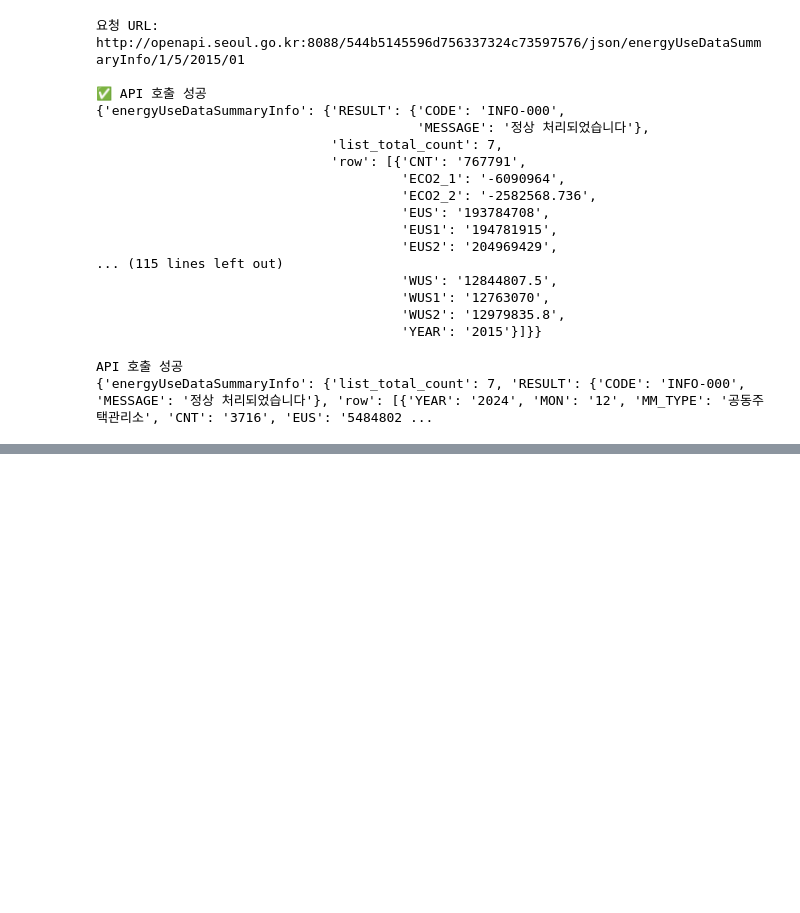
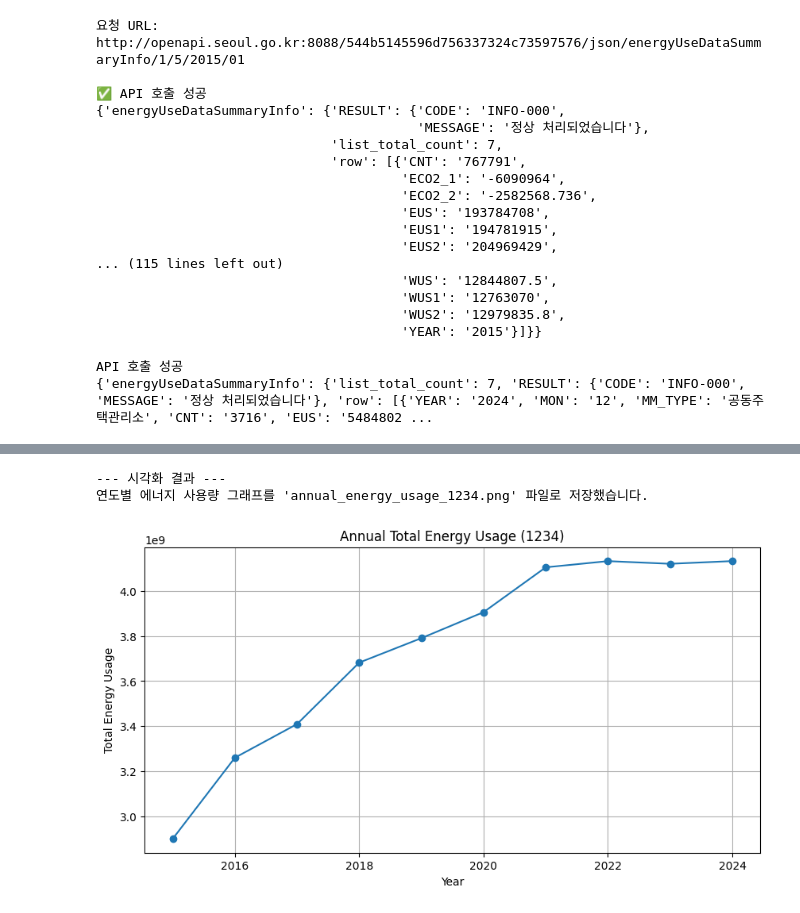
Before and after one commit to BlackSiru/Data-Analysis-with-Open-Source, a Jupyter notebook: 오픈소스_데이터_분석_4강.ipynb, the cells around one changed output, grey strips where cells are left out. Cells and saved outputs as stored; diff of their text form; code cells hidden in the pictures; blank space fills up the shorter version.

```diff
--- a/오픈소스_데이터_분석_4강.ipynb
+++ b/오픈소스_데이터_분석_4강.ipynb
@@ -308,0 +377,14 @@ df
+# %%
+def get_season(month):
+    if 3 <= month <= 5:
+        return '봄'
+    elif 6 <= month <= 8:
+        return '여름'
+    elif 9 <= month <= 11:
+        return '가을'
+    else:
+        return '겨울'
+
+# 'month' 컬럼을 사용하여 'season' 컬럼 추가
+df['season'] = df['month'].apply(get_season)
+df
@@ -308,0 +405,36 @@ df
+# %%
+# 시각화 라이브러리 임포트
+import matplotlib.pyplot as plt
+
+# 1. 계산을 위해, 각 에너지 사용량 컬럼을 숫자 타입으로 바꿉니다.
+#    (숫자로 바꿀 수 없는 값은 0으로 처리합니다.)
+df['EUS'] = pd.to_numeric(df['EUS'], errors='coerce').fillna(0)
+df['GUS'] = pd.to_numeric(df['GUS'], errors='coerce').fillna(0)
+df['WUS'] = pd.to_numeric(df['WUS'], errors='coerce').fillna(0)
+df['HUS'] = pd.to_numeric(df['HUS'], errors='coerce').fillna(0)
+
+# 2. 'total' 컬럼을 만들어 총 사용량을 계산합니다.
+df['total'] = df['EUS'] + df['GUS'] + df['WUS'] + df['HUS']
+
+# 3. 연도(year)별로 총 사용량(total)의 합계를 구합니다.
+yearly_total_usage = df.groupby('year')['total'].sum()
+
+# 4. 선 그래프를 그립니다.
+plt.figure(figsize=(10, 5))
+plt.plot(yearly_total_usage.index, yearly_total_usage.values, marker='o')
+
+# 5. 그래프 제목과 축 이름을 정합니다.
+# TODO: '1234'를 본인의 학번 뒤 4자리로 수정하세요.
+student_id_suffix = '1234'
+plt.title(f'Annual Total Energy Usage ({student_id_suffix})') # 제목을 영문으로 변경
+plt.xlabel('Year') # x축 이름을 영문으로 변경
+plt.ylabel('Total Energy Usage') # y축 이름을 영문으로 변경
+plt.grid(True)
+
+# 6. 그래프를 이미지 파일로 저장합니다.
+file_name = f'annual_energy_usage_{student_id_suffix}.png'
+plt.savefig(file_name)
+
+print(f"\n--- 시각화 결과 ---")
+print(f"연도별 에너지 사용량 그래프를 '{file_name}' 파일로 저장했습니다.")
+# %% [output]
@@ -308,0 +458,3 @@ df
+--- 시각화 결과 ---
+연도별 에너지 사용량 그래프를 'annual_energy_usage_1234.png' 파일로 저장했습니다.
+[figure, added]
```
Also changed, not shown: parts of 5 cells of this notebook.
